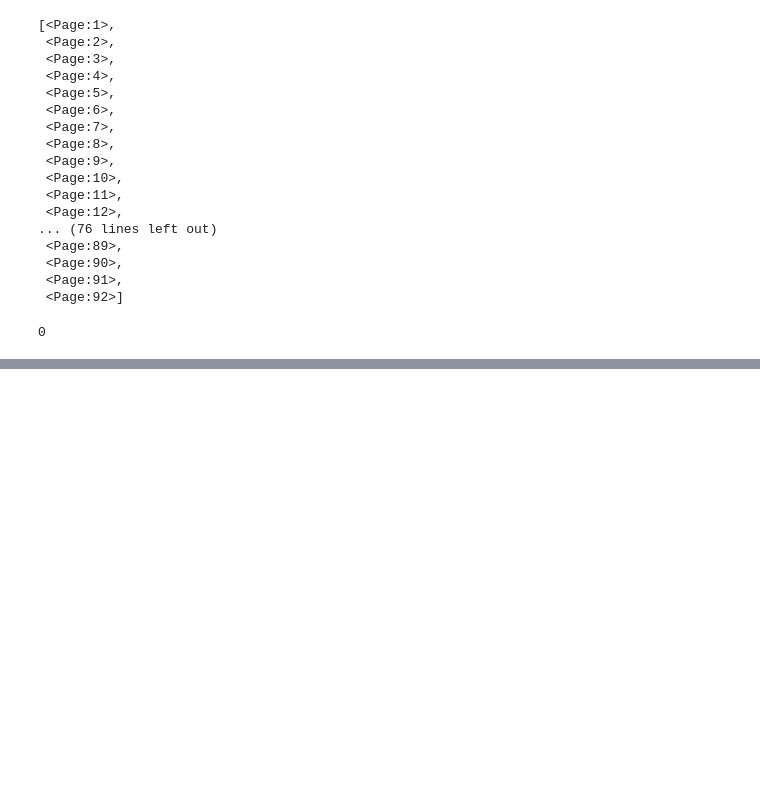
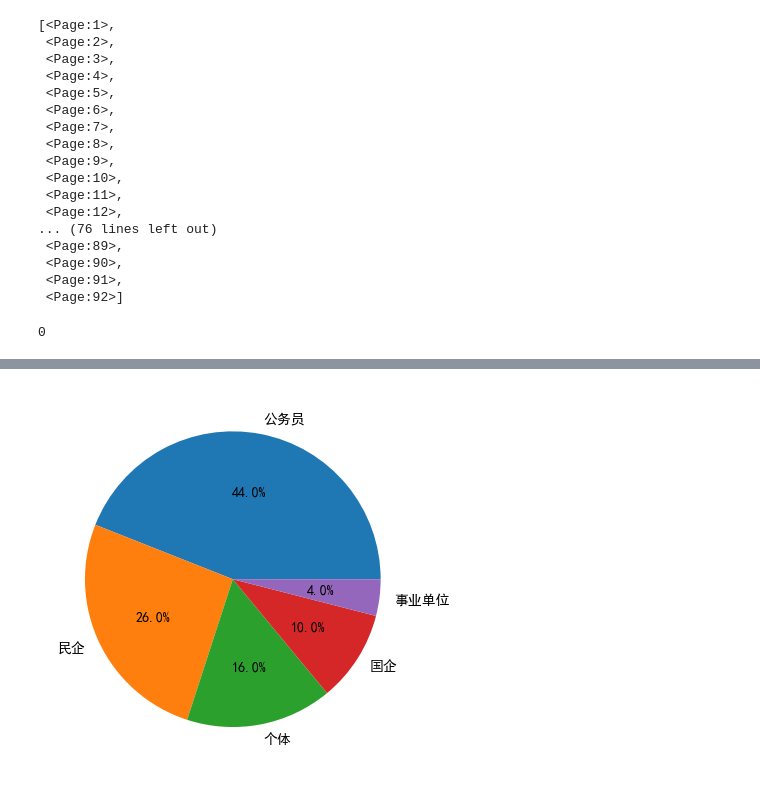
Before and after one commit to edg7777777/edg7777777, a Jupyter notebook: 作业3-数据读写查询.ipynb, the cells around one changed output, grey strips where cells are left out. Drawn from its saved outputs; the diff is of its cells as text; code cells hidden in the pictures; blank space fills up the shorter version.

```diff
--- a/作业3-数据读写查询.ipynb
+++ b/作业3-数据读写查询.ipynb
@@ -92,0 +118,4 @@ pdf_df.to_excel('output/pdf表格数据读取练习结果.xlsx',index=False)
+# %%
+类别变量练习数据 = pd.read_csv(R'类别变量练习数据.csv',encoding='GBK')
+tau_y = mytools.goodmanKruska_tau_y(类别变量练习数据,'父亲职业重新编码','母亲职业重新编码')
+tau_y
@@ -92,0 +138,11 @@ pdf_df.to_excel('output/pdf表格数据读取练习结果.xlsx',index=False)
+# %%
+import matplotlib.pyplot as plt
+result =类别变量练习数据['父亲职业重新编码'].value_counts()
+labels =result.index
+sizes =result.values
+plt.pie(sizes, labels=labels, autopct='%1.1f%%')
+
+# 显示图形  99
+plt.show()
+# %% [output]
+[figure, added]
```
Also changed, not shown: parts of 6 cells of this notebook, 6 other files.
